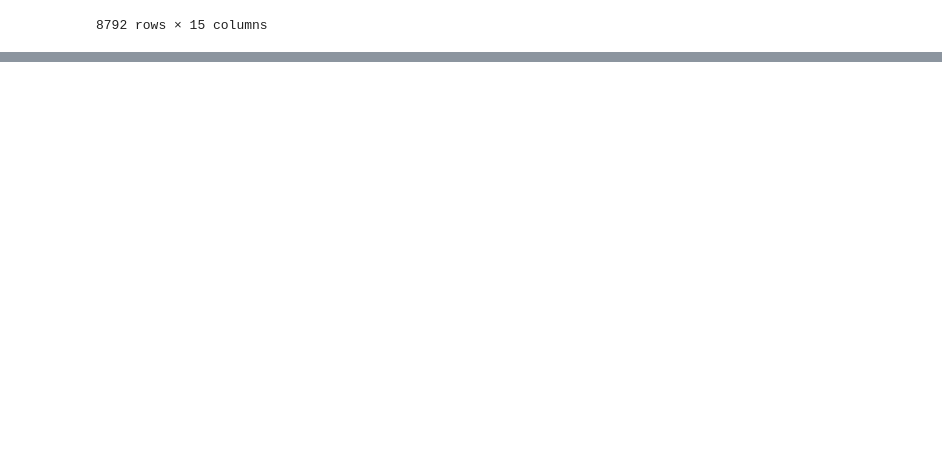
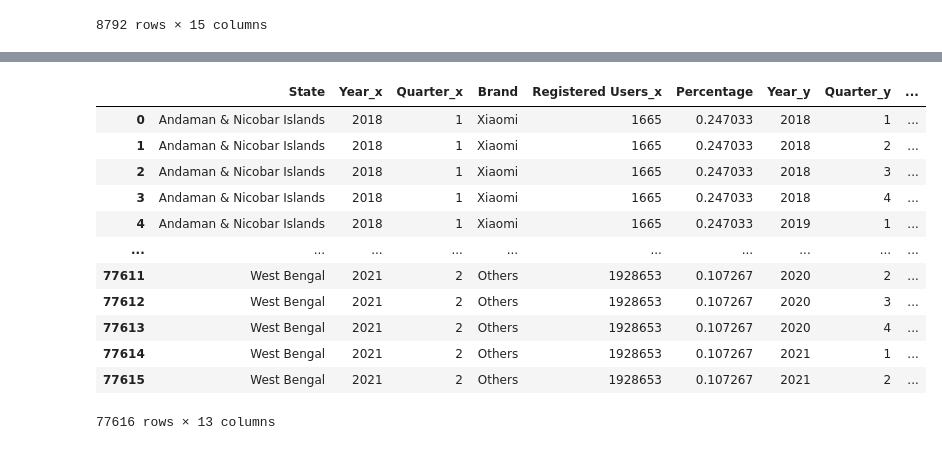
Before and after one commit to Shyam1327/PhonePe_Case_Study_Analysis, a Jupyter notebook: PhonePe.ipynb, the cells around one changed output, grey strips where cells are left out. Drawn from its saved outputs; the diff is of its cells as text; code cells hidden in the pictures; blank space fills up the shorter version.

```diff
--- a/PhonePe.ipynb
+++ b/PhonePe.ipynb
@@ -1336,0 +1489,17 @@ The correlation between population density and transaction volume:
+# %%
+merged_state_device_data=state_devicedata.merge(state_txn_and_users, on=['State'])
+merged_state_device_data
+# %% [output]
+|  | State | Year_x | Quarter_x | Brand | Registered Users_x | Percentage | Year_y | Quarter_y | ... |
+| 0 | Andaman & Nicobar Islands | 2018 | 1 | Xiaomi | 1665 | 0.247033 | 2018 | 1 | ... |
+| 1 | Andaman & Nicobar Islands | 2018 | 1 | Xiaomi | 1665 | 0.247033 | 2018 | 2 | ... |
+| 2 | Andaman & Nicobar Islands | 2018 | 1 | Xiaomi | 1665 | 0.247033 | 2018 | 3 | ... |
+| 3 | Andaman & Nicobar Islands | 2018 | 1 | Xiaomi | 1665 | 0.247033 | 2018 | 4 | ... |
+| 4 | Andaman & Nicobar Islands | 2018 | 1 | Xiaomi | 1665 | 0.247033 | 2019 | 1 | ... |
+| ... | ... | ... | ... | ... | ... | ... | ... | ... | ... |
+| 77611 | West Bengal | 2021 | 2 | Others | 1928653 | 0.107267 | 2020 | 2 | ... |
+| 77612 | West Bengal | 2021 | 2 | Others | 1928653 | 0.107267 | 2020 | 3 | ... |
+| 77613 | West Bengal | 2021 | 2 | Others | 1928653 | 0.107267 | 2020 | 4 | ... |
+| 77614 | West Bengal | 2021 | 2 | Others | 1928653 | 0.107267 | 2021 | 1 | ... |
+| 77615 | West Bengal | 2021 | 2 | Others | 1928653 | 0.107267 | 2021 | 2 | ... |
+77616 rows × 13 columns
```
Also changed, not shown: parts of 18 cells of this notebook.
